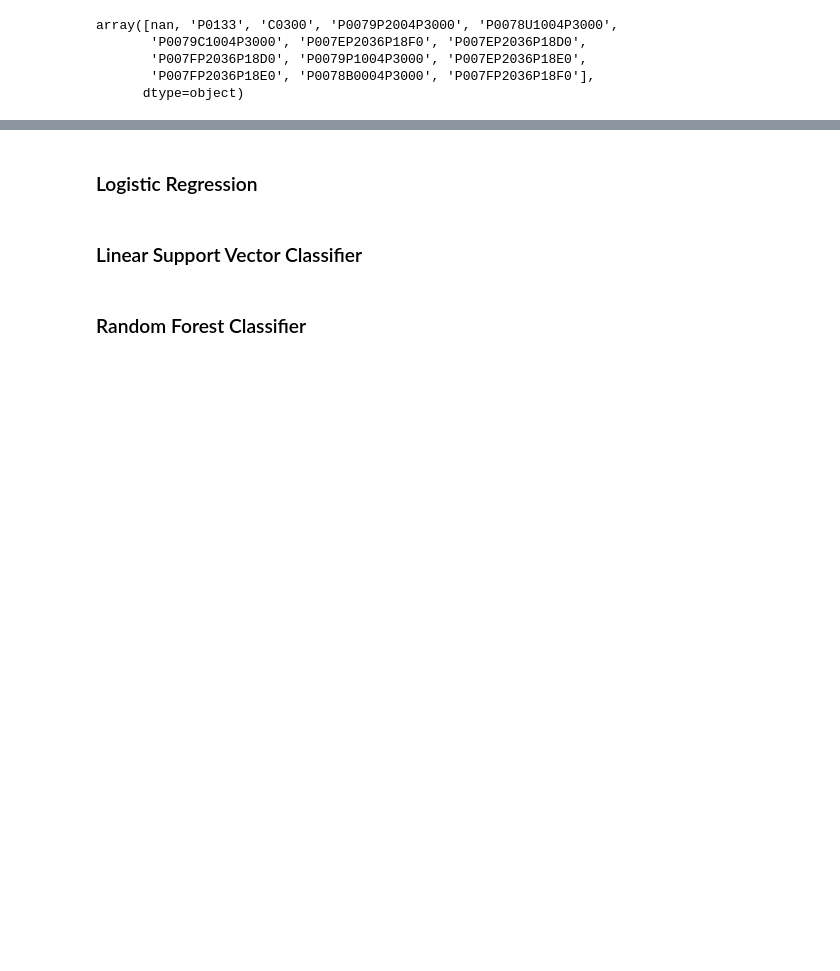
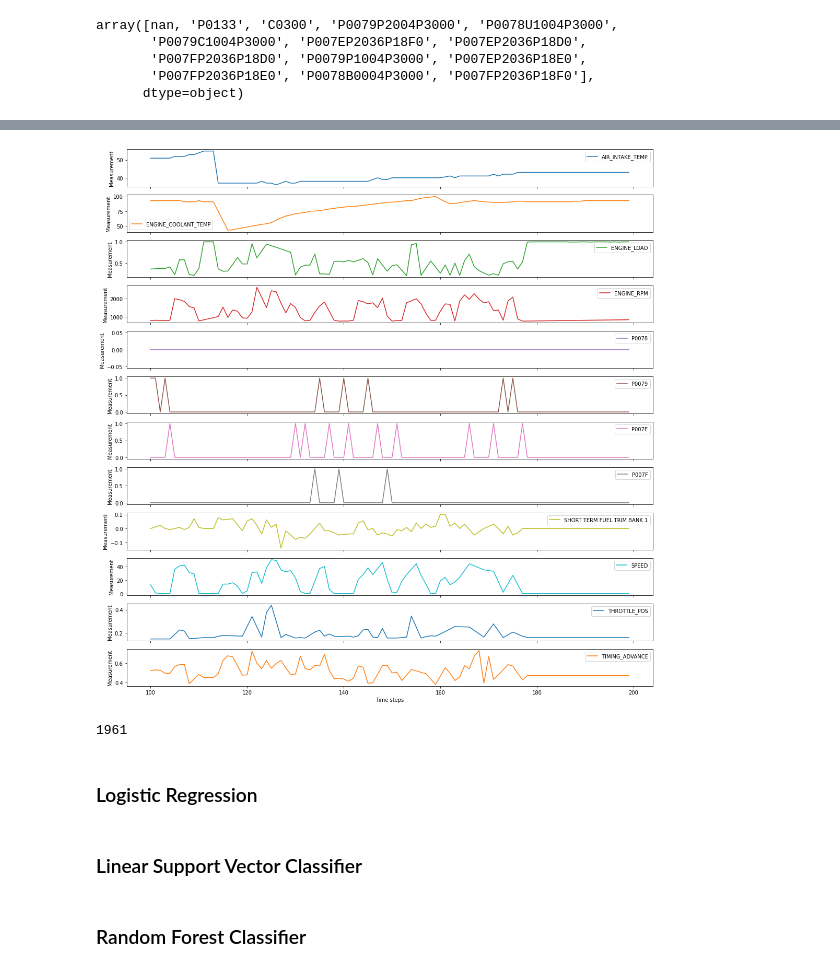
Before and after one commit to shamilnabiyev/automl-time-series, a Jupyter notebook: notebooks/odb-2-dtc-model-training.ipynb, the cells around one changed output, grey strips where cells are left out. Drawn from its saved outputs; the diff is of its cells as text; code cells hidden in the pictures; blank space fills up the shorter version.

Commit message:
Added new target variables

```diff
--- a/notebooks/odb-2-dtc-model-training.ipynb
+++ b/notebooks/odb-2-dtc-model-training.ipynb
@@ -171,0 +208,20 @@ plt.show()
+# %%
+df_car13 = df[df["VEHICLE_ID"] == "car13"]
+
+df_car13["TROUBLE_CODES"] = df_car13["TROUBLE_CODES"].fillna("0")
+
+dtc_list = ["P0079", "P0078", "P007E", "P007F"]
+
+for dtc_code in dtc_list:
+    df_car13.loc[df_car13["TROUBLE_CODES"].str.contains(dtc_code, case=False), 'TROUBLE_CODES'] = dtc_code
+
+df_car13 = df_car13.reset_index(drop=True)
+df_car13 = df_car13.fillna(0)
+
+df_dummies = pd.get_dummies(df_car13["TROUBLE_CODES"], drop_first=True)
+df_car13 = pd.concat([df_car13, df_dummies], axis=1)
+selected_columns = df_car13.columns.difference(["VEHICLE_ID", "TIMESTAMP",
+                                                "TROUBLE_CODES_BINARY", "TARGET P0133",
+                                                "TARGET C0300", "TROUBLE_CODES"])
+df_car13 = df_car13[selected_columns]
+df_car13.head()
@@ -171,0 +235,11 @@ plt.show()
+# %%
+i = 100
+df_car13[i:i+100].plot(subplots=True,
+              figsize=(15, 15),
+              xlabel='Time steps',
+              ylabel='Measurement'
+             )
+plt.tight_layout()
+plt.show()
+# %% [output]
+[figure, added]
@@ -172,3 +248,7 @@ plt.show()
+# %%
+len(df_car13) - 100 + 1
+# %% [output]
+1961
 # %%
 selected_columns = df.columns.difference(["TROUBLE_CODES", "VEHICLE_ID", "TIMESTAMP"])
 df = df[selected_columns]
```
Also changed, not shown: parts of 56 cells of this notebook.
